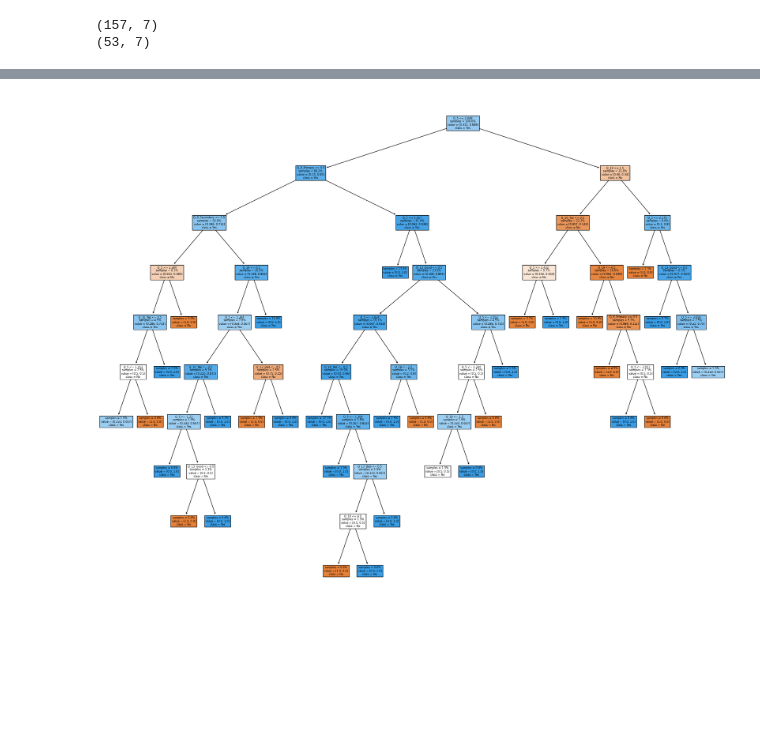
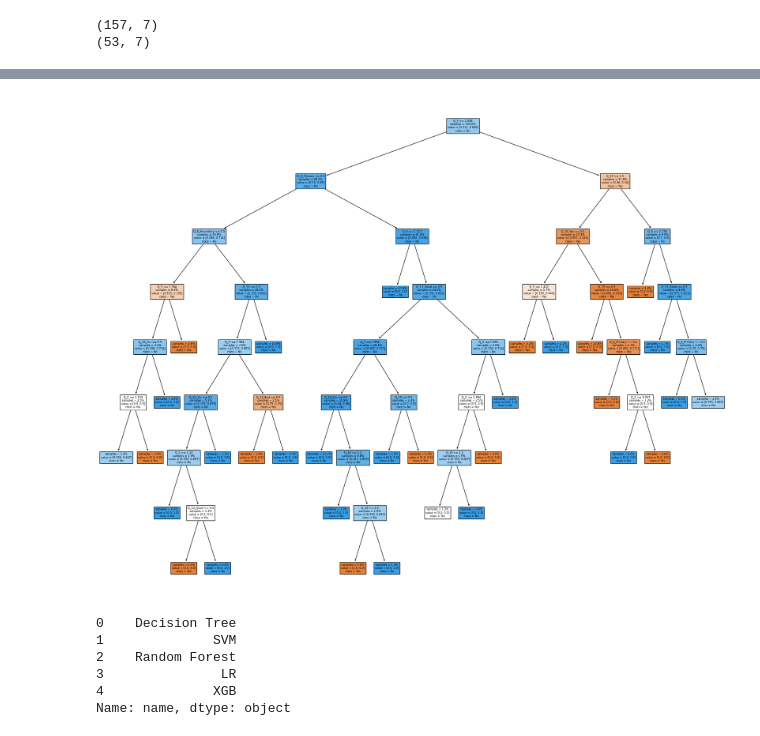
Before and after one commit to whoismaruf/BSc_Thesis, a Jupyter notebook: main.ipynb, the cells around one changed output, grey strips where cells are left out. Saved outputs shown, nothing was run; the diff lists cells and outputs as text; code cells hidden in the pictures; blank space fills up the shorter version.

```diff
--- a/main.ipynb
+++ b/main.ipynb
@@ -256,11 +379,13 @@ acc
 # %%
+dt = DecisionTreeClassifier()
+dt = dt.fit(X_train, y_train)
 fig = plt.figure(figsize=((25,20)))
 plot_tree(dt,
             feature_names = X_encoded.columns,
-            class_names=['No', 'Yes'],
+            class_names=['Yes', 'No'],
             impurity=False,
             proportion=True,
             filled=True)
 fig.show()
 # %% [output]
-[figure, old version]
+[figure, new version]
@@ -266,0 +394,10 @@ fig.show()
+# %%
+adf = pd.DataFrame(acc_dict)
+adf['name']
+# %% [output]
+0    Decision Tree
+1              SVM
+2    Random Forest
+3               LR
+4              XGB
+Name: name, dtype: object
```
Also changed, not shown: parts of 12 cells of this notebook.
